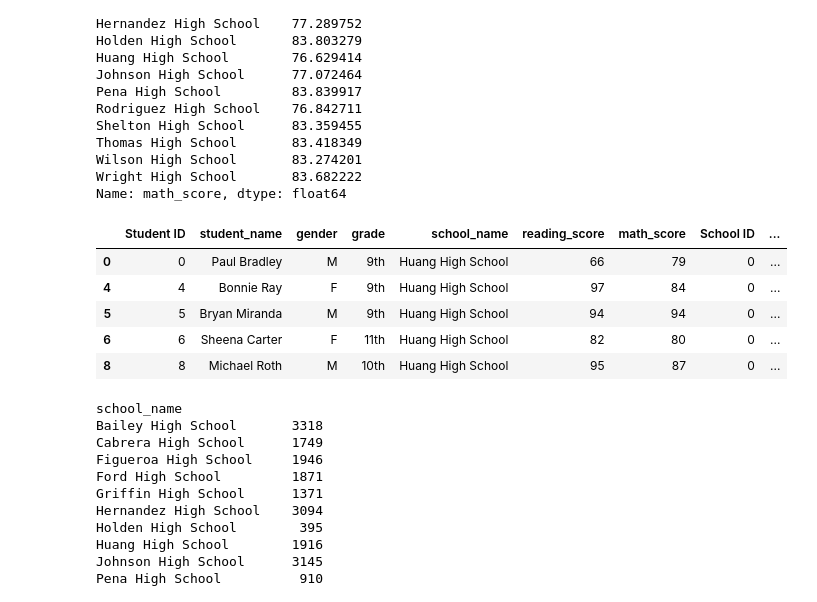
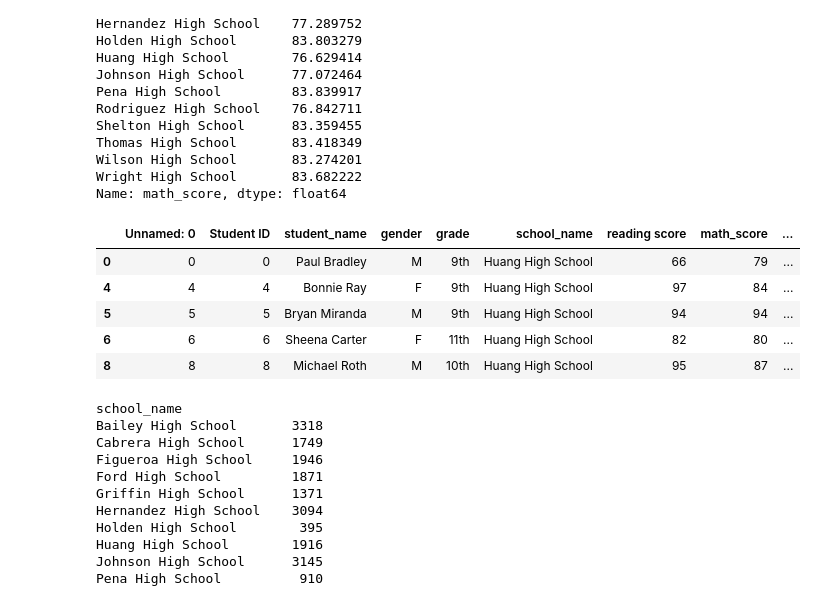
Before and after one commit to Sylvain-SF/School_District_Analysis, a Jupyter notebook: PyCitySchools.ipynb, the cells around one changed output. Drawn from its saved outputs; the diff is of its cells as text; code cells hidden in the pictures.

```diff
--- a/PyCitySchools.ipynb
+++ b/PyCitySchools.ipynb
@@ -4,7 +4,7 @@ import pandas as pd
 # %%
 # Files to load.
 school_data_to_load = "Resources/schools_complete.csv"
-student_data_to_load = "Resources/students_complete.csv"
+student_data_to_load = "Resources/clean_students_complete.csv"
 # %%
 # Read the school data file and store it in a Pandas DataFrame.
 school_data_df = pd.read_csv(school_data_to_load)
@@ -589,16 +577,16 @@ Name: math_score, dtype: float64
 # %%
 # Calculate the passing scores by creating a filtered DataFrame.
 per_school_passing_math = school_data_complete_df[(school_data_complete_df["math_score"] >= 70)]
 
-per_school_passing_reading = school_data_complete_df[(school_data_complete_df["reading_score"] >= 70)]
+per_school_passing_reading = school_data_complete_df[(school_data_complete_df["reading score"] >= 70)]
 per_school_passing_math.head()
 # %% [output]
-|  | Student ID | student_name | gender | grade | school_name | reading_score | math_score | School ID | ... |
-| 0 | 0 | Paul Bradley | M | 9th | Huang High School | 66 | 79 | 0 | ... |
-| 4 | 4 | Bonnie Ray | F | 9th | Huang High School | 97 | 84 | 0 | ... |
-| 5 | 5 | Bryan Miranda | M | 9th | Huang High School | 94 | 94 | 0 | ... |
-| 6 | 6 | Sheena Carter | F | 11th | Huang High School | 82 | 80 | 0 | ... |
-| 8 | 8 | Michael Roth | M | 10th | Huang High School | 95 | 87 | 0 | ... |
+|  | Unnamed: 0 | Student ID | student_name | gender | grade | school_name | reading score | math_score | ... |
+| 0 | 0 | 0 | Paul Bradley | M | 9th | Huang High School | 66 | 79 | ... |
+| 4 | 4 | 4 | Bonnie Ray | F | 9th | Huang High School | 97 | 84 | ... |
+| 5 | 5 | 5 | Bryan Miranda | M | 9th | Huang High School | 94 | 94 | ... |
+| 6 | 6 | 6 | Sheena Carter | F | 11th | Huang High School | 82 | 80 | ... |
+| 8 | 8 | 8 | Michael Roth | M | 10th | Huang High School | 95 | 87 | ... |
 # %%
 # Calculate the number of students passing math and passing reading by school.
 per_school_passing_math = per_school_passing_math.groupby(["school_name"]).count()["student_name"]
```
Also changed, not shown: parts of 32 cells of this notebook, 1 other file.
